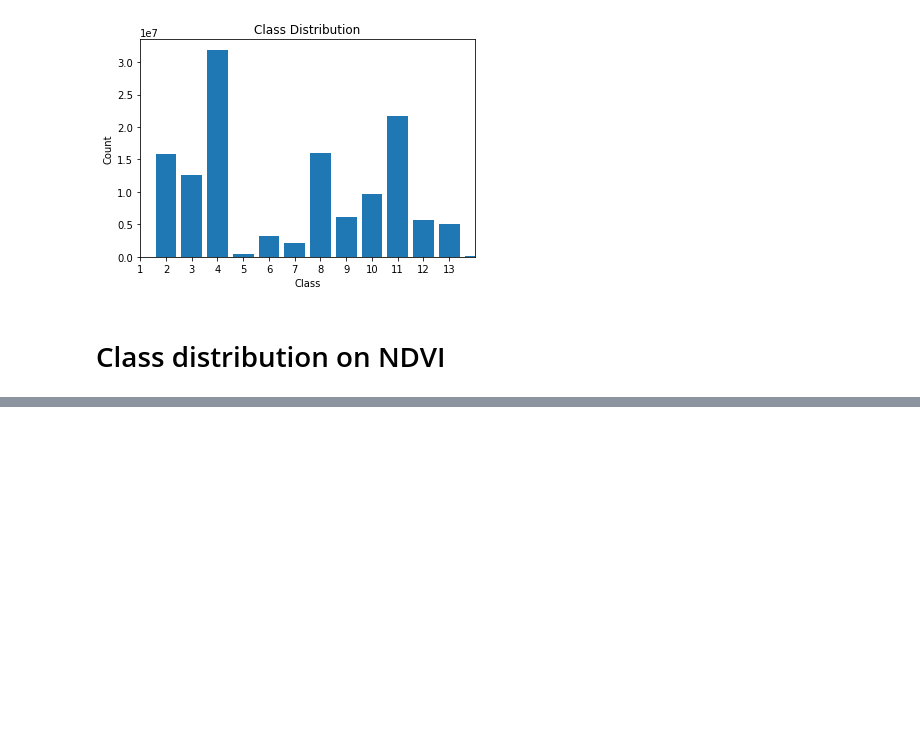
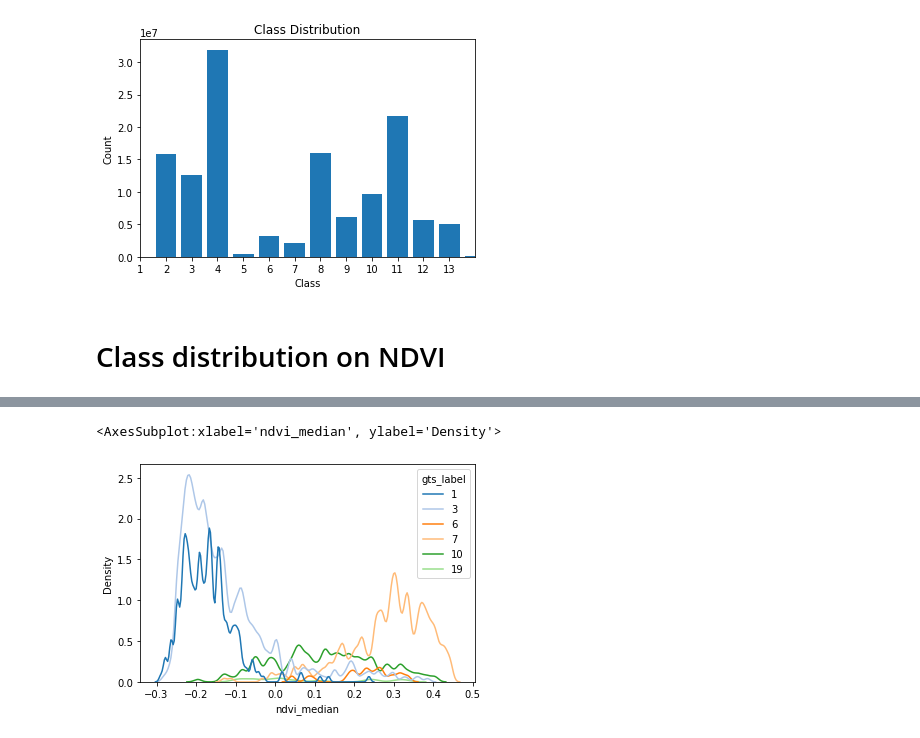
Before and after one commit to tgrippa/Weaksupervision_FlairOne, a Jupyter notebook: DL/FLAIR_baseline/plot_class_distribution.ipynb, the cells around one changed output, grey strips where cells are left out. Saved outputs shown, nothing was run; the diff lists cells and outputs as text; code cells hidden in the pictures; blank space fills up the shorter version.

```diff
--- a/DL/FLAIR_baseline/plot_class_distribution.ipynb
+++ b/DL/FLAIR_baseline/plot_class_distribution.ipynb
@@ -164,0 +221,7 @@ plot_curves_from_csv(file_list, class_column, x_column, y_column)
+# %%
+data = pd.read_csv(file)
+# %%
+sns.kdeplot(data, bw_adjust=.2, x="ndvi_median", hue="gts_label", palette="tab20")
+# %% [output]
+<AxesSubplot:xlabel='ndvi_median', ylabel='Density'>
+[figure, added]
```
Also changed, not shown: parts of 11 cells of this notebook.
